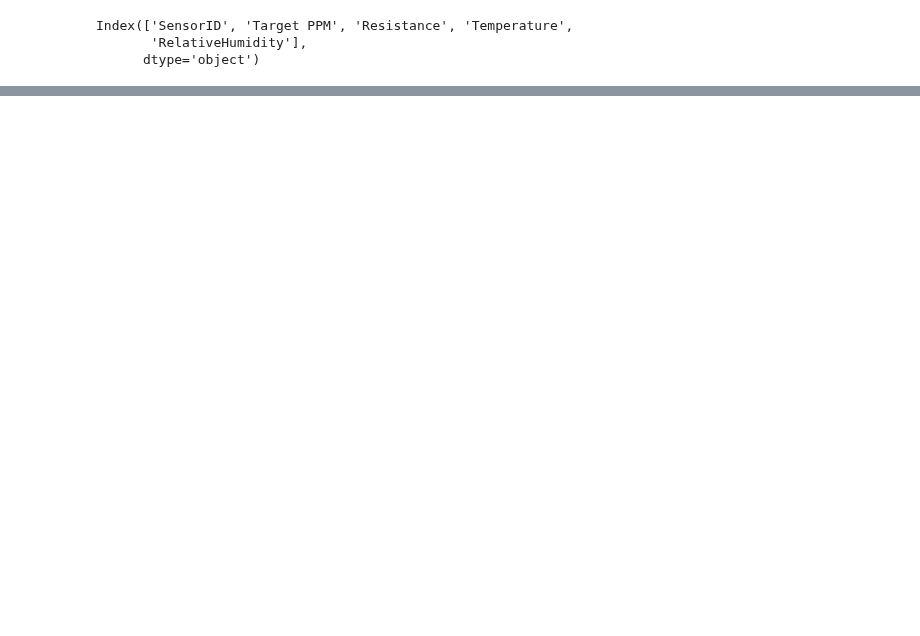
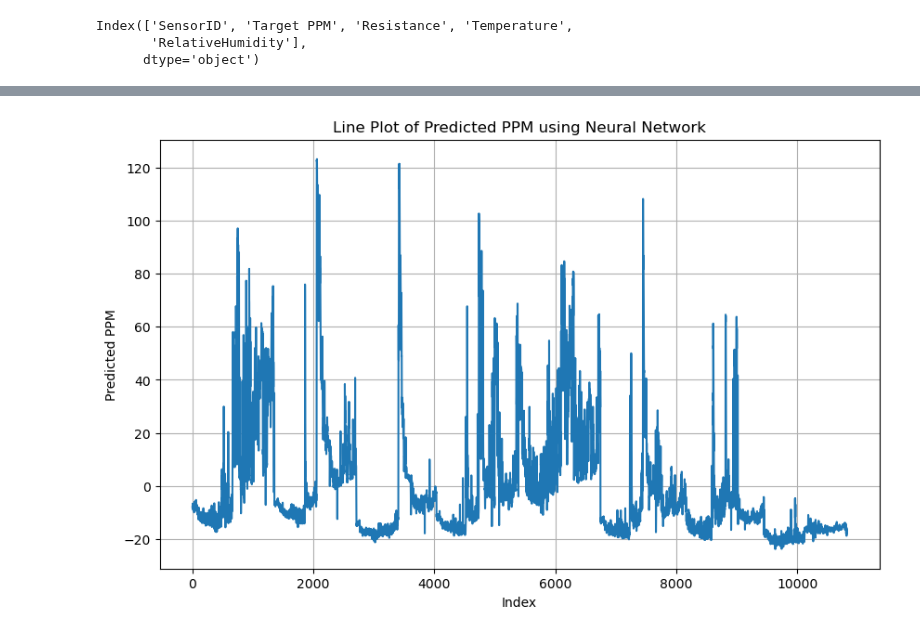
Before and after one commit to Coopsims/MethaneDataScience, a Jupyter notebook: Ben's Analysis/Neural Network Optimization.ipynb, the cells around one changed output, grey strips where cells are left out. Saved outputs shown, nothing was run; the diff lists cells and outputs as text; code cells hidden in the pictures; blank space fills up the shorter version.

```diff
--- a/Ben's Analysis/Neural Network Optimization.ipynb
+++ b/Ben's Analysis/Neural Network Optimization.ipynb
@@ -438,0 +489,33 @@ plt.show()
+# %%
+try:
+        # Try loading the model without compiling
+    loadedModel = tf.keras.models.load_model(
+            "/Users/benfunk/DataspellProjects/MethaneDataScience/Ben's Analysis/BestMethaneModel292-968-4nodes.keras",custom_objects={"mse_loss": mse_loss},compile=False)
+        # Then, compile the model manually
+    loadedModel.compile(optimizer='adam', loss=mse_loss)
+except Exception as e2:
+    print(f"Failed again due to: {e2}")
+# %%
+testData = pd.read_csv('../BPX Data/ngwef0002_20230830_alarmconditions.csv')
+tempResistance = ((testData['METHANELEL_VDC'] * (5 - testData['METHANE_VDC'])) / ((testData['METHANE_VDC']) * (5 - testData['METHANELEL_VDC'])))
+calculatedResistance = pd.DataFrame(tempResistance, columns=['Resistance'])
+temp = testData["AMBIENTTEMP_C"]
+humid = testData["AMBIENT_RH"]
+final_test_data = pd.concat([calculatedResistance, temp, humid], axis=1)
+
+predictions = loadedModel.predict(final_test_data)
+if len(predictions.shape) == 2 and predictions.shape[1] == 1:
+    predictions = predictions.flatten()
+
+# Create an index list
+index_list = list(range(len(predictions)))
+
+# Plotting
+plt.figure(figsize=(10, 6))
+plt.plot(index_list, predictions, linestyle='-')
+plt.xlabel('Index')
+plt.ylabel('Predicted PPM')
+plt.title('Line Plot of Predicted PPM using Neural Network')
+plt.grid(True)
+plt.show()
+# %% [output]
@@ -438,0 +523 @@ plt.show()
+[figure, added]
```
Also changed, not shown: parts of 12 cells of this notebook, 5 other files.
